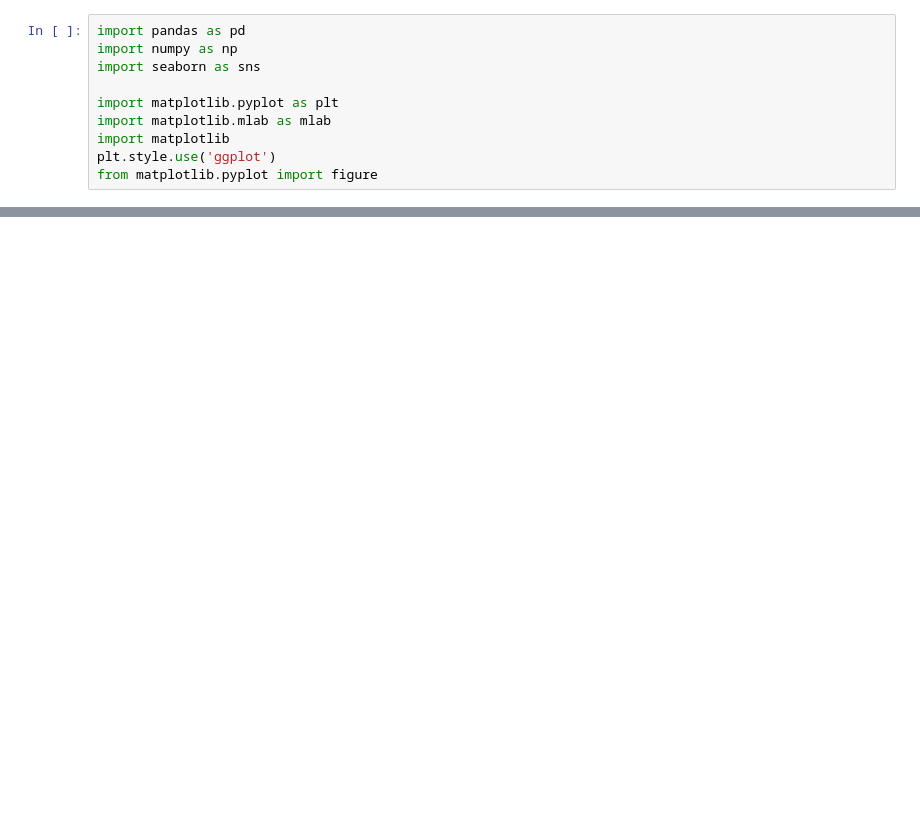
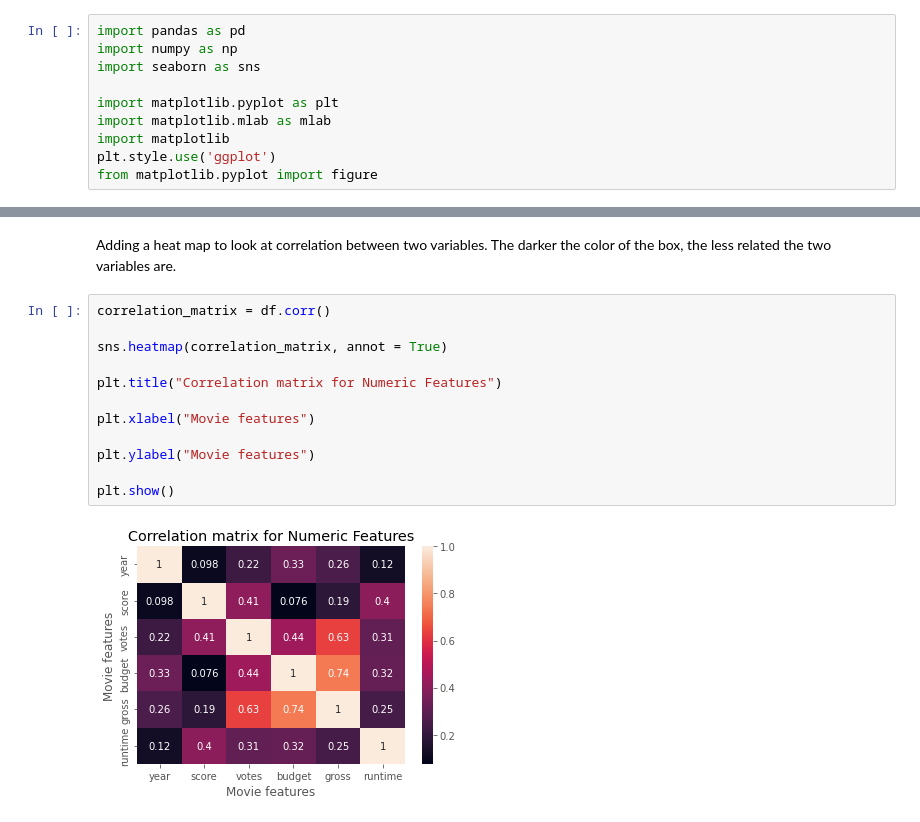
Before and after one commit to Siddharth114/MovieCorrelation, a Jupyter notebook: correlation.ipynb, the cells around one changed output, grey strips where cells are left out. Drawn from its saved outputs; the diff is of its cells as text; blank space fills up the shorter version.

```diff
--- a/correlation.ipynb
+++ b/correlation.ipynb
@@ -20,0 +117,16 @@ df.head()
+# %% [markdown]
+Adding a heat map to look at correlation between two variables. The darker the color of the box, the less related the two variables are.
+# %%
+correlation_matrix = df.corr()
+
+sns.heatmap(correlation_matrix, annot = True)
+
+plt.title("Correlation matrix for Numeric Features")
+
+plt.xlabel("Movie features")
+
+plt.ylabel("Movie features")
+
+plt.show()
+# %% [output]
+[figure, added]
```
Also changed, not shown: parts of 26 cells of this notebook.
